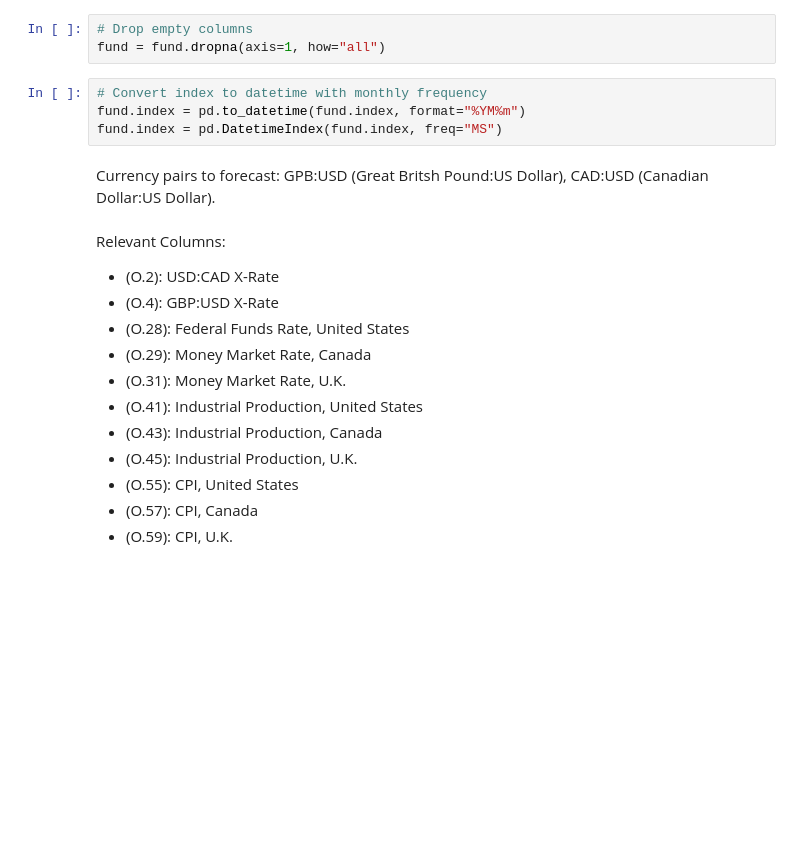
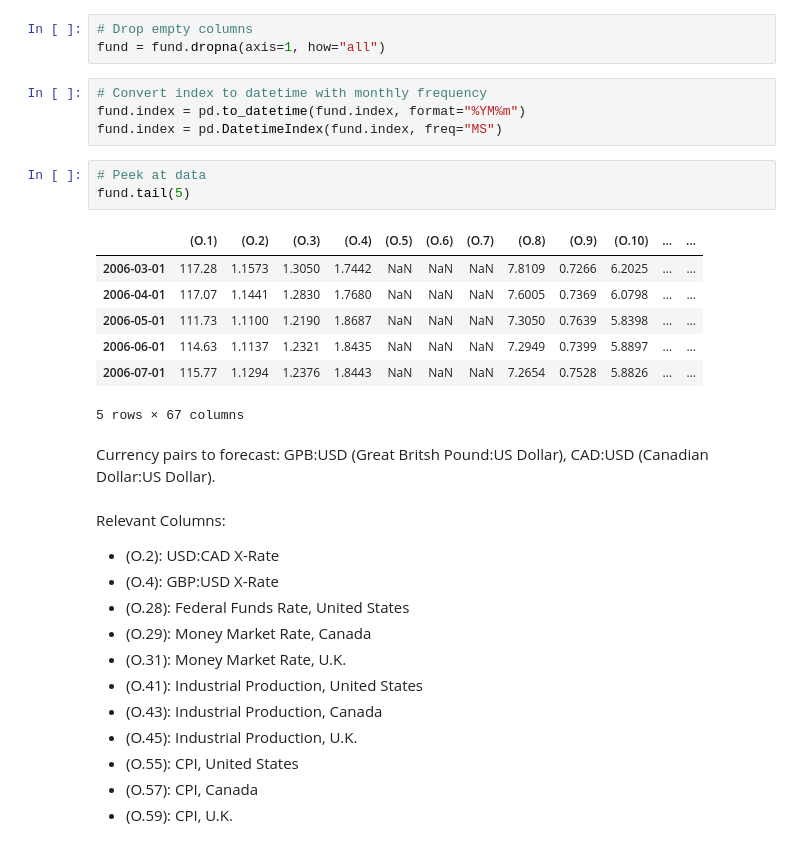
Before and after one commit to l9leung/taylor-x-rate, a Jupyter notebook: replicate.ipynb, the cells around one changed output. Cells and saved outputs as stored; diff of their text form; blank space fills up the shorter version.

```diff
--- a/forecast.ipynb
+++ b/replicate.ipynb
@@ -14,6 +14,17 @@ fund = fund.dropna(axis=1, how="all")
 # Convert index to datetime with monthly frequency
 fund.index = pd.to_datetime(fund.index, format="%YM%m")
 fund.index = pd.DatetimeIndex(fund.index, freq="MS")
+# %%
+# Peek at data
+fund.tail(5)
+# %% [output]
+|  | (O.1) | (O.2) | (O.3) | (O.4) | (O.5) | (O.6) | (O.7) | (O.8) | (O.9) | (O.10) | ... | ... |
+| 2006-03-01 | 117.28 | 1.1573 | 1.3050 | 1.7442 | NaN | NaN | NaN | 7.8109 | 0.7266 | 6.2025 | ... | ... |
+| 2006-04-01 | 117.07 | 1.1441 | 1.2830 | 1.7680 | NaN | NaN | NaN | 7.6005 | 0.7369 | 6.0798 | ... | ... |
+| 2006-05-01 | 111.73 | 1.1100 | 1.2190 | 1.8687 | NaN | NaN | NaN | 7.3050 | 0.7639 | 5.8398 | ... | ... |
+| 2006-06-01 | 114.63 | 1.1137 | 1.2321 | 1.8435 | NaN | NaN | NaN | 7.2949 | 0.7399 | 5.8897 | ... | ... |
+| 2006-07-01 | 115.77 | 1.1294 | 1.2376 | 1.8443 | NaN | NaN | NaN | 7.2654 | 0.7528 | 5.8826 | ... | ... |
+5 rows × 67 columns
 # %% [markdown]
 Currency pairs to forecast: GPB:USD (Great Britsh Pound:US Dollar), CAD:USD (Canadian Dollar:US Dollar).
 # %% [markdown]
```
Also changed, not shown: parts of 1 cell of this notebook, 9 other files.
